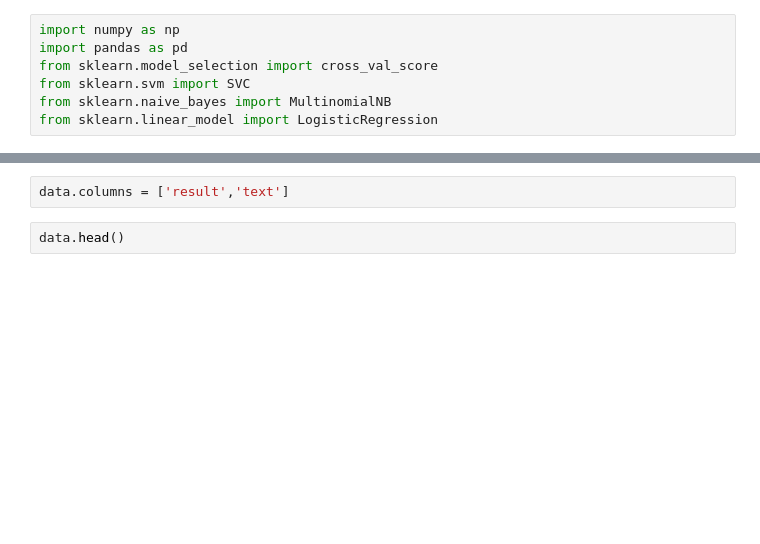
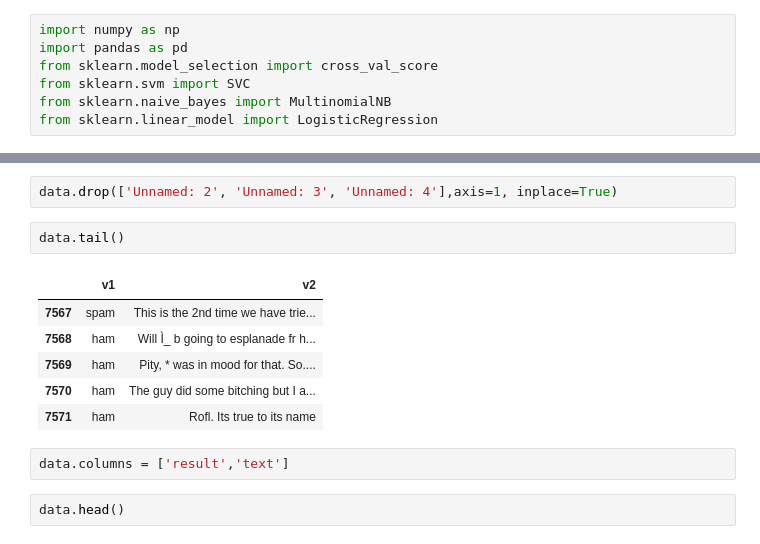
Before and after one commit to SP1910/Spam-Detection-Machine, a Jupyter notebook: Model_train_test.ipynb, the cells around one changed output, grey strips where cells are left out. Cells and saved outputs as stored; diff of their text form; blank space fills up the shorter version.

```diff
--- a/Model_train_test.ipynb
+++ b/Model_train_test.ipynb
@@ -18,3 +20,14 @@ data.head()
+# %%
+data.drop(['Unnamed: 2', 'Unnamed: 3', 'Unnamed: 4'],axis=1, inplace=True)
+# %%
+data.tail()
+# %% [output]
+|  | v1 | v2 |
+| 7567 | spam | This is the 2nd time we have trie... |
+| 7568 | ham | Will Ì_ b going to esplanade fr h... |
+| 7569 | ham | Pity, * was in mood for that. So.... |
+| 7570 | ham | The guy did some bitching but I a... |
+| 7571 | ham | Rofl. Its true to its name |
 # %%
 data.columns = ['result','text']
 # %%
```
Also changed, not shown: parts of 12 cells of this notebook, 2 other files.
